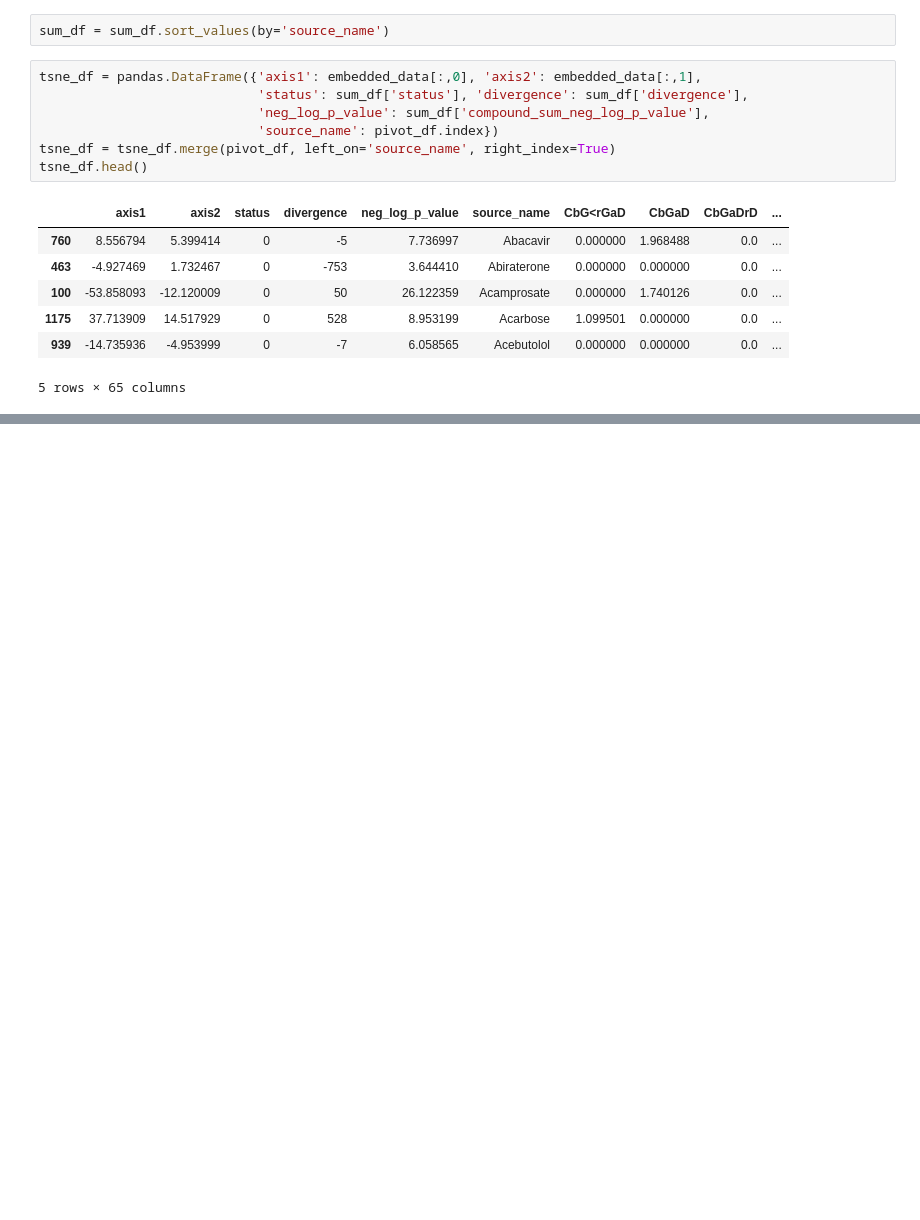
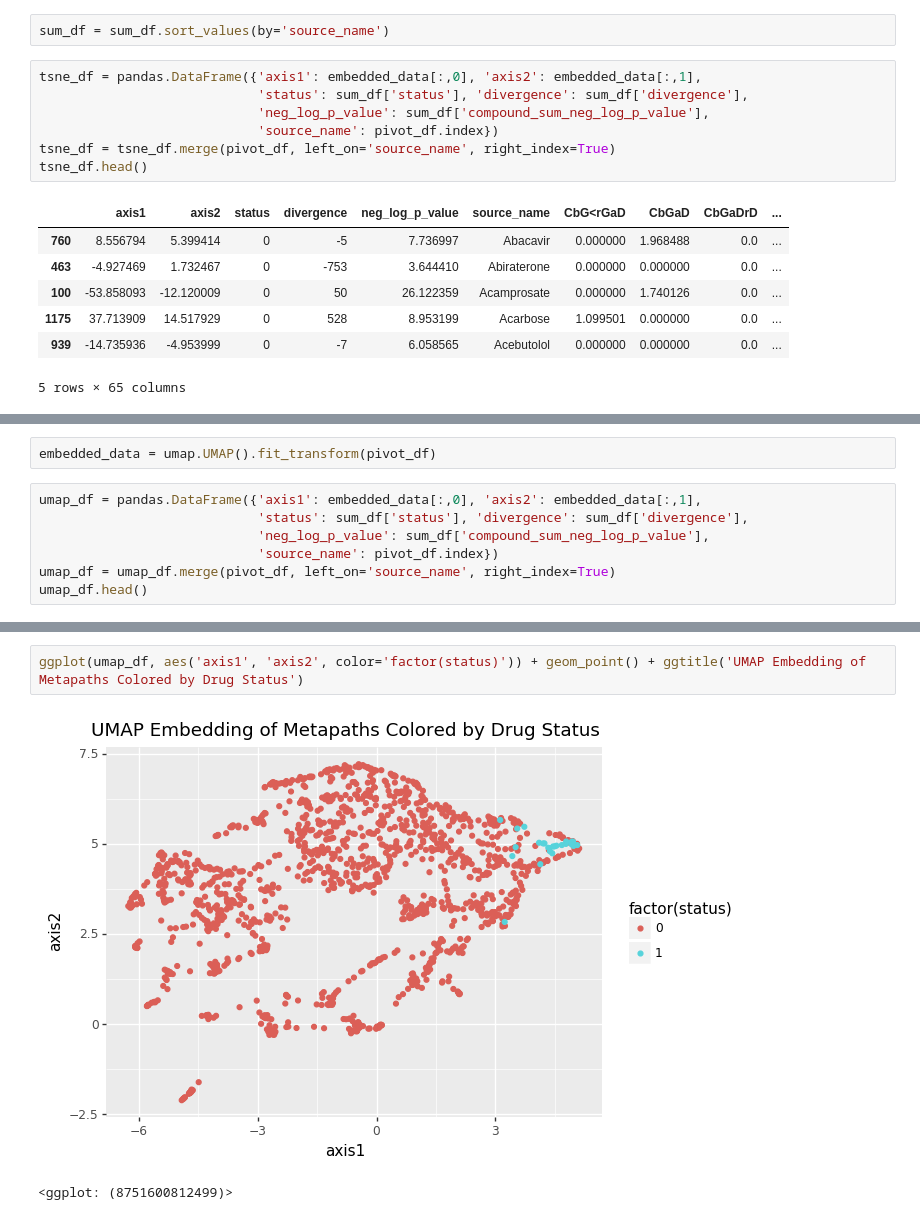
Before and after one commit to greenelab/connectivity-search-analyses, a Jupyter notebook: explore/compound_clustering.ipynb, the cells around one changed output, grey strips where cells are left out. Saved outputs shown, nothing was run; the diff lists cells and outputs as text; blank space fills up the shorter version.

Commit message:
Added UMAP embeddings to compare to t-SNE

```diff
--- a/explore/compound_clustering.ipynb
+++ b/explore/compound_clustering.ipynb
@@ -195,0 +197,9 @@ ggplot(tsne_df, aes('axis1', 'axis2', color='CbGeAlD')) + geom_point()
+# %%
+embedded_data = umap.UMAP().fit_transform(pivot_df)
+# %%
+umap_df = pandas.DataFrame({'axis1': embedded_data[:,0], 'axis2': embedded_data[:,1],
+                            'status': sum_df['status'], 'divergence': sum_df['divergence'],
+                            'neg_log_p_value': sum_df['compound_sum_neg_log_p_value'],
+                            'source_name': pivot_df.index})
+umap_df = umap_df.merge(pivot_df, left_on='source_name', right_index=True)
+umap_df.head()
@@ -195,0 +214,5 @@ ggplot(tsne_df, aes('axis1', 'axis2', color='CbGeAlD')) + geom_point()
+# %%
+ggplot(umap_df, aes('axis1', 'axis2', color='factor(status)')) + geom_point() + ggtitle('UMAP Embedding of Metapaths Colored by Drug Status')
+# %% [output]
+[figure, added]
+<ggplot: (8751600812499)>
```
Also changed, not shown: parts of 14 cells of this notebook.
